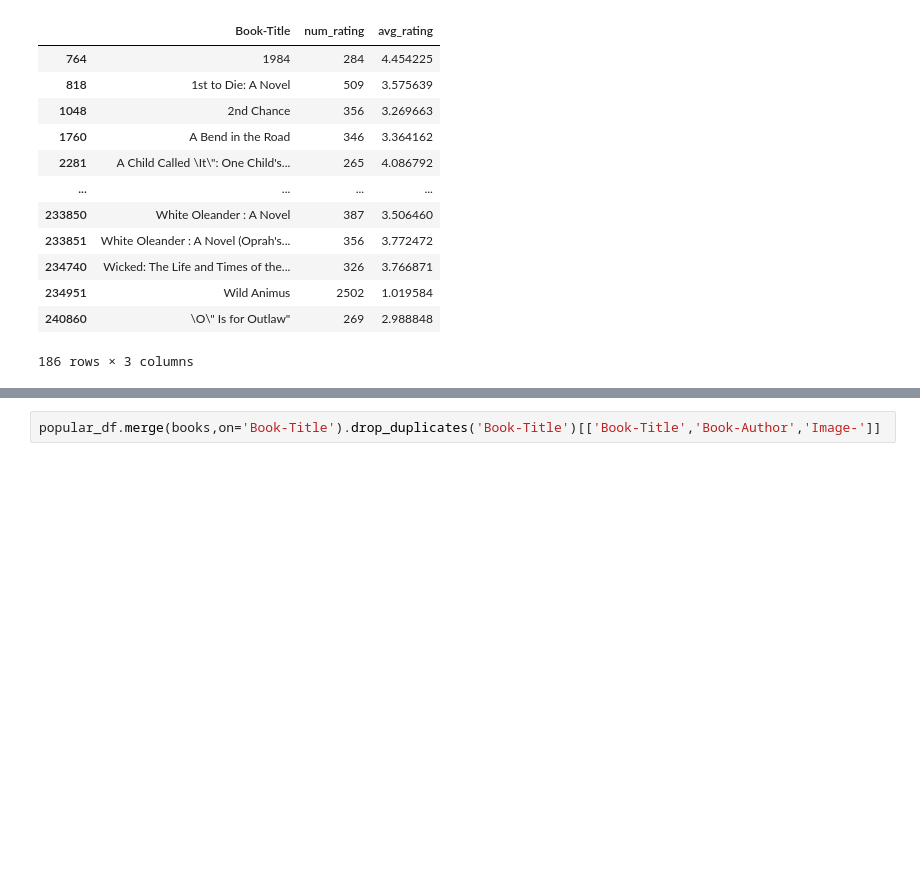
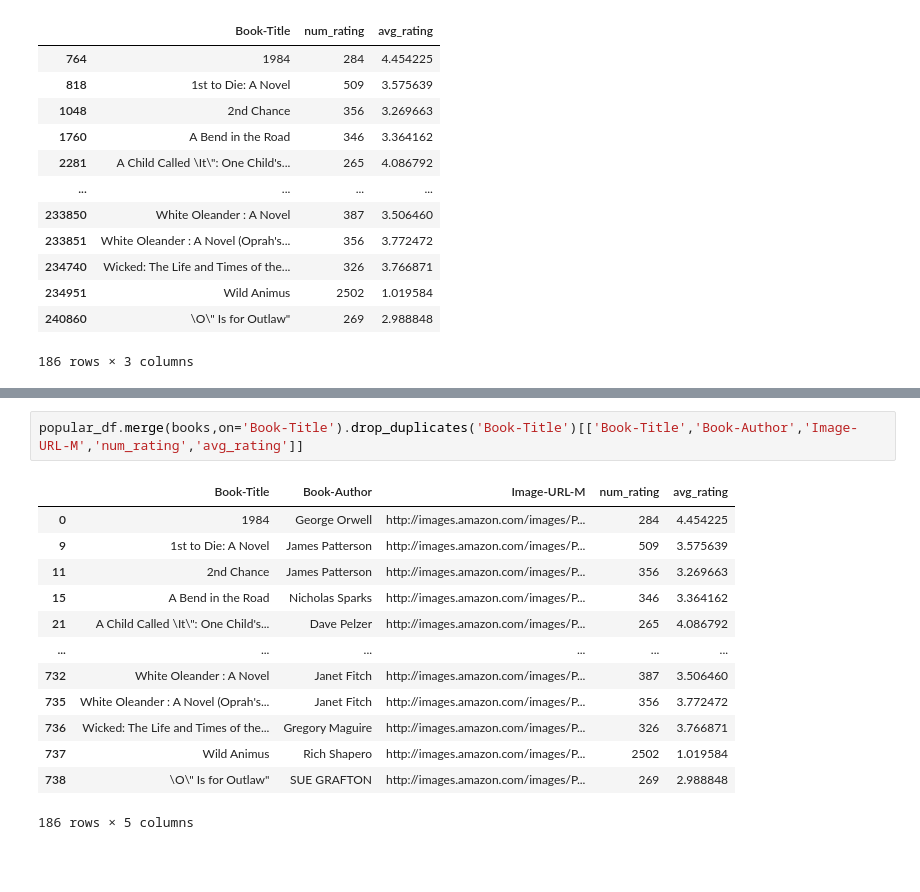
Before and after one commit to neversettle101/Recommendation-Systems, a Jupyter notebook: Book Recommendation System.ipynb, the cells around one changed output, grey strips where cells are left out. Cells and saved outputs as stored; diff of their text form; blank space fills up the shorter version.

```diff
--- a/Book Recommendation System.ipynb
+++ b/Book Recommendation System.ipynb
@@ -128,2 +128,18 @@ popular_df.sort_values(by='avg_rating',ascending=False).head(50).reset_index()
 # %%
-popular_df.merge(books,on='Book-Title').drop_duplicates('Book-Title')[['Book-Title','Book-Author','Image-']]
+popular_df.merge(books,on='Book-Title').drop_duplicates('Book-Title')[['Book-Title','Book-Author','Image-URL-M','num_rating','avg_rating']]
+# %% [output]
+|  | Book-Title | Book-Author | Image-URL-M | num_rating | avg_rating |
+| 0 | 1984 | George Orwell | http://images.amazon.com/images/P... | 284 | 4.454225 |
+| 9 | 1st to Die: A Novel | James Patterson | http://images.amazon.com/images/P... | 509 | 3.575639 |
+| 11 | 2nd Chance | James Patterson | http://images.amazon.com/images/P... | 356 | 3.269663 |
+| 15 | A Bend in the Road | Nicholas Sparks | http://images.amazon.com/images/P... | 346 | 3.364162 |
+| 21 | A Child Called \It\": One Child's... | Dave Pelzer | http://images.amazon.com/images/P... | 265 | 4.086792 |
+| ... | ... | ... | ... | ... | ... |
+| 732 | White Oleander : A Novel | Janet Fitch | http://images.amazon.com/images/P... | 387 | 3.506460 |
+| 735 | White Oleander : A Novel (Oprah's... | Janet Fitch | http://images.amazon.com/images/P... | 356 | 3.772472 |
+| 736 | Wicked: The Life and Times of the... | Gregory Maguire | http://images.amazon.com/images/P... | 326 | 3.766871 |
+| 737 | Wild Animus | Rich Shapero | http://images.amazon.com/images/P... | 2502 | 1.019584 |
+| 738 | \O\" Is for Outlaw" | SUE GRAFTON | http://images.amazon.com/images/P... | 269 | 2.988848 |
+186 rows × 5 columns
+# %% [markdown]
+#
```
Also changed, not shown: parts of 1 cell of this notebook, 1 other file.
